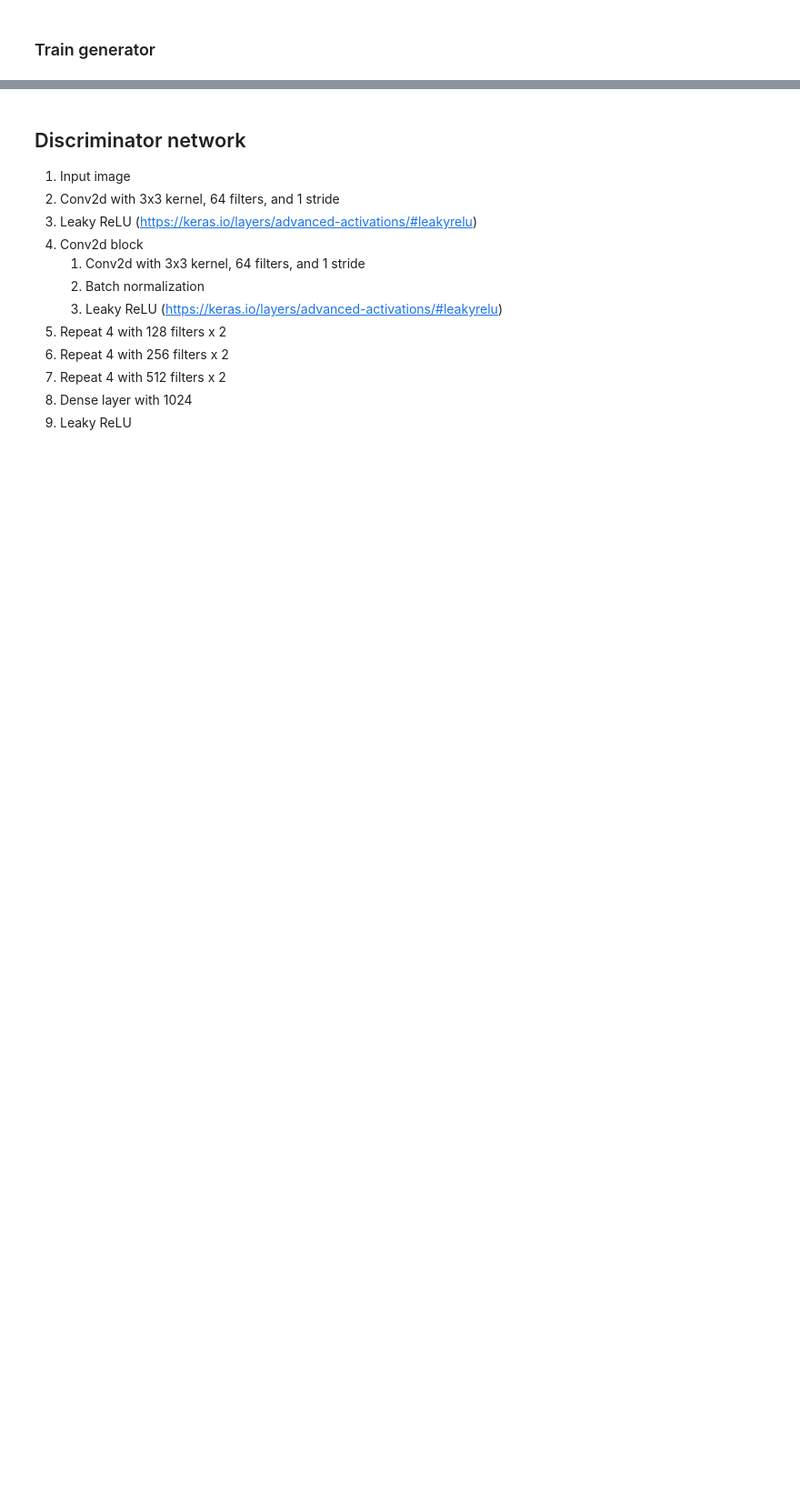
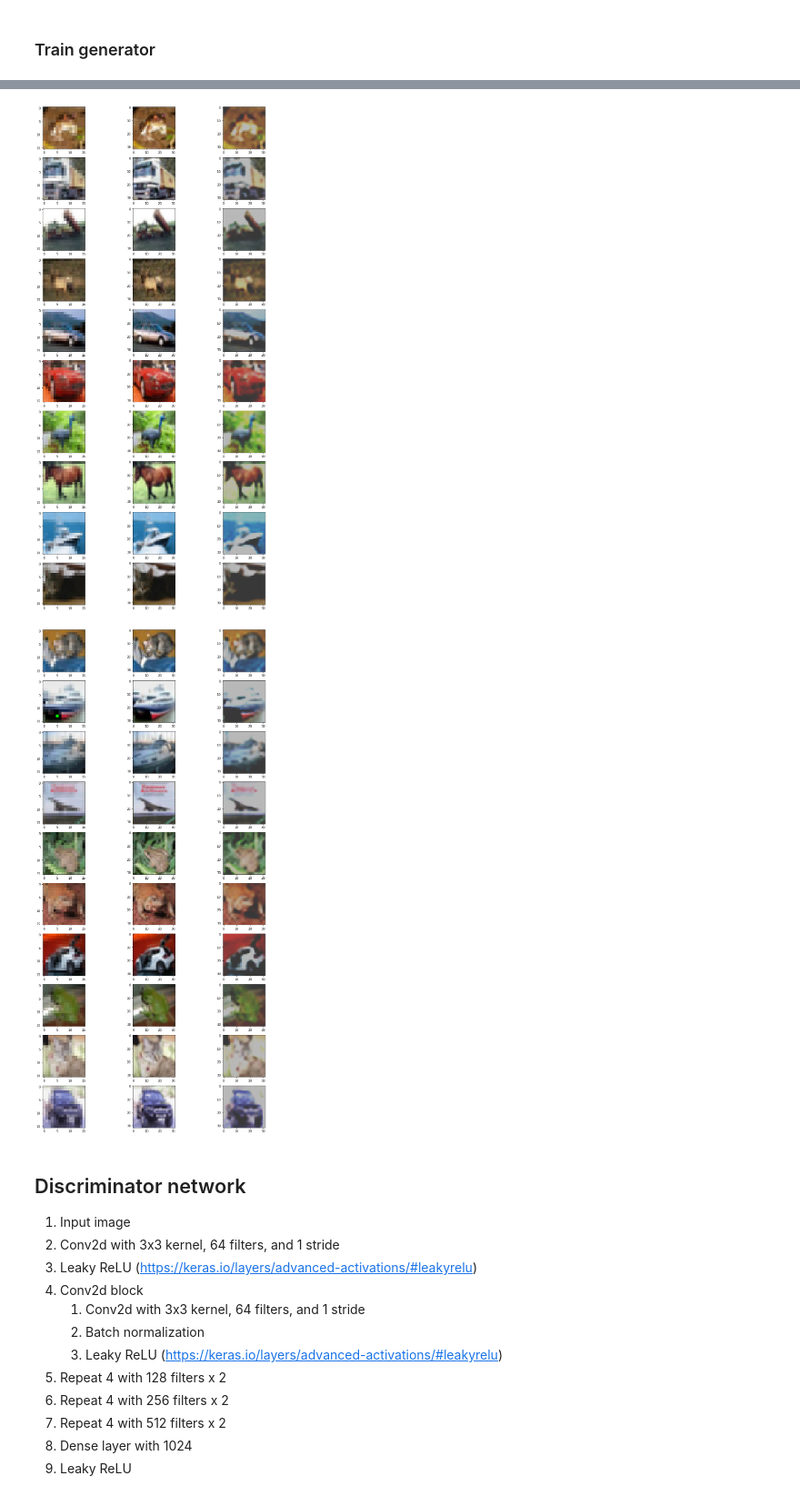
Before and after one commit to several27/COMP6208-AutoEncoder, a Jupyter notebook: several27/SRGAN.ipynb, the cells around one changed output, grey strips where cells are left out. Shown: that part at 91% size. Saved outputs shown, nothing was run; the diff lists cells and outputs as text; code cells hidden in the pictures; blank space fills up the shorter version.

```diff
--- a/several27/SRGAN.ipynb
+++ b/several27/SRGAN.ipynb
@@ -69,6 +75,15 @@ x_test_lr = images_resize(x_test, 2)
 x_train_lr.shape
 # %% [output]
 (50000, 16, 16, 3)
+# %%
+x_train_lr_mean = np.mean(x_train_lr)
+x_test_lr_mean = np.mean(x_test_lr)
+
+x_train_lr_std = np.std(x_train_lr)
+x_test_lr_std = np.std(x_test_lr)
+# %%
+x_train_lr_norm = (x_train_lr - x_train_lr_mean) / x_train_lr_std
+x_test_lr_norm = (x_test_lr - x_test_lr_mean) / x_test_lr_std
 # %%
 for i in range(10):
     plt.subplot(2, 5, i + 1)
@@ -324,21 +368,25 @@ for g, type_ in [(generator_images(path_open_images_560_420_train, batch_size=1)
     plt.savefig('data/srgan_generator_%s_%s.png' % (train_version, type_))
     plt.show()
 # %%
-for x, x_lr, type_ in [(x_train, x_train_lr, 'train'), (x_test, x_test_lr, 'test')]:
+for x, x_lr, type_ in [(x_train, x_train_lr_norm, 'train'), (x_test, x_test_lr_norm, 'test')]:
     plt.figure(figsize=(15, 30))
     for i in range(10):
         plt.subplot(10, 3, (i * 3) + 1)
-        plt.imshow(x_lr[i])
+        plt.imshow(((x_lr[i] * x_train_lr_std + x_train_lr_mean) * 255).astype(np.uint8))
 
         plt.subplot(10, 3, (i * 3) + 2)
         plt.imshow(x[i])
 
         plt.subplot(10, 3, (i * 3) + 3)
         h, w = x_lr.shape[1], x_lr.shape[2]
-        plt.imshow(np.abs(model_generator.predict(x_lr[i].reshape(1, h, w, 3))[0]))
+        prediction = model_generator.predict(x_lr[i].reshape(1, h, w, 3))[0]
+        plt.imshow((prediction * x_train_std + x_train_mean).astype(np.uint8))
 
     plt.savefig('data/srgan_generator_%s_%s.png' % (train_version, type_))
     plt.show()
+# %% [output]
+[figure, added]
+[figure, added]
 # %%
 plt.figure(figsize=(15, 30))
 for i in range(10):
```
Also changed, not shown: parts of 20 cells of this notebook.
